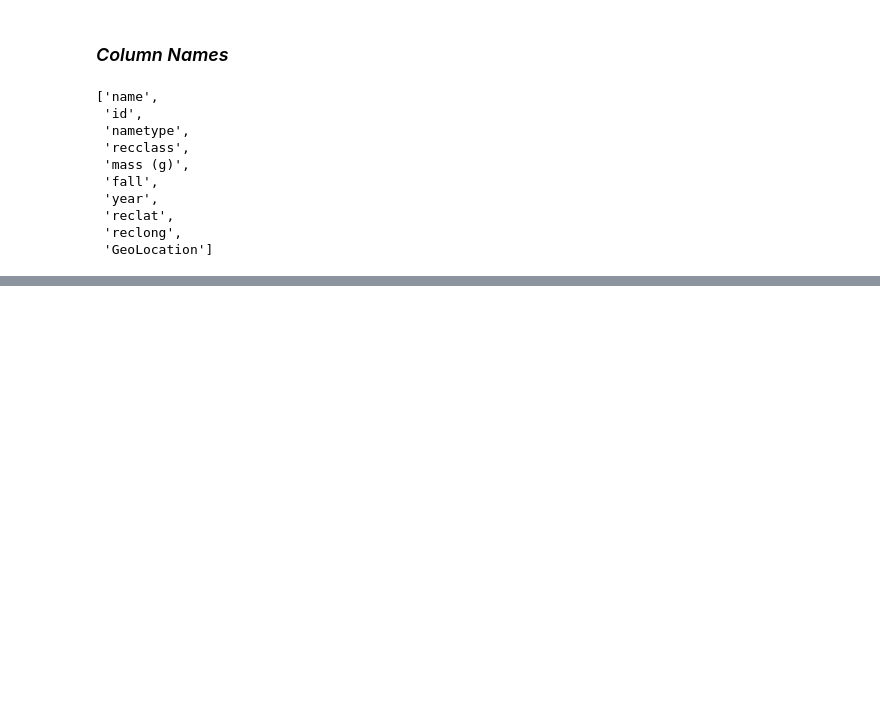
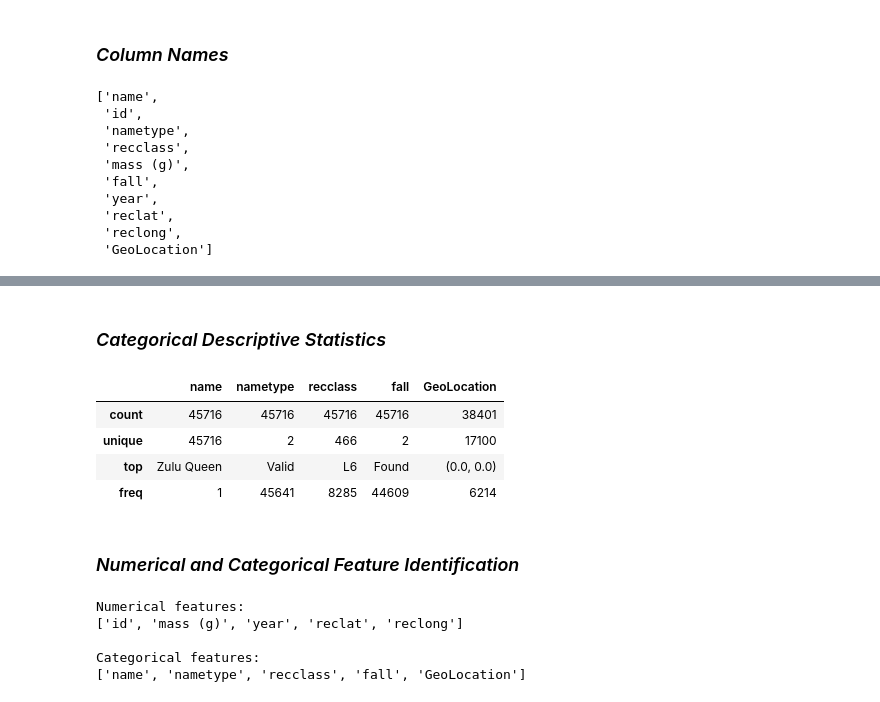
Before and after one commit to manaswiniyoshitha2006-netizen/ML-Evaluation, a Jupyter notebook: notebooks/clustering.ipynb, the cells around one changed output, grey strips where cells are left out. Cells and saved outputs as stored; diff of their text form; code cells hidden in the pictures; blank space fills up the shorter version.

```diff
--- a/notebooks/clustering.ipynb
+++ b/notebooks/clustering.ipynb
@@ -144,0 +198,32 @@ df.columns.tolist()
+# %% [markdown]
+### *Categorical Descriptive Statistics*
+# %%
+df.describe(include="object")
+# %% [output]
+|  | name | nametype | recclass | fall | GeoLocation |
+| count | 45716 | 45716 | 45716 | 45716 | 38401 |
+| unique | 45716 | 2 | 466 | 2 | 17100 |
+| top | Zulu Queen | Valid | L6 | Found | (0.0, 0.0) |
+| freq | 1 | 45641 | 8285 | 44609 | 6214 |
+# %% [markdown]
+### *Numerical and Categorical Feature Identification*
+# %%
+numeric_columns = df.select_dtypes(
+    include=np.number
+).columns.tolist()
+
+categorical_columns = df.select_dtypes(
+    include="object"
+).columns.tolist()
+
+print("Numerical features:")
+print(numeric_columns)
+
+print("\nCategorical features:")
+print(categorical_columns)
+# %% [output]
+Numerical features:
+['id', 'mass (g)', 'year', 'reclat', 'reclong']
+
+Categorical features:
+['name', 'nametype', 'recclass', 'fall', 'GeoLocation']
```
Also changed, not shown: parts of 8 cells of this notebook.
